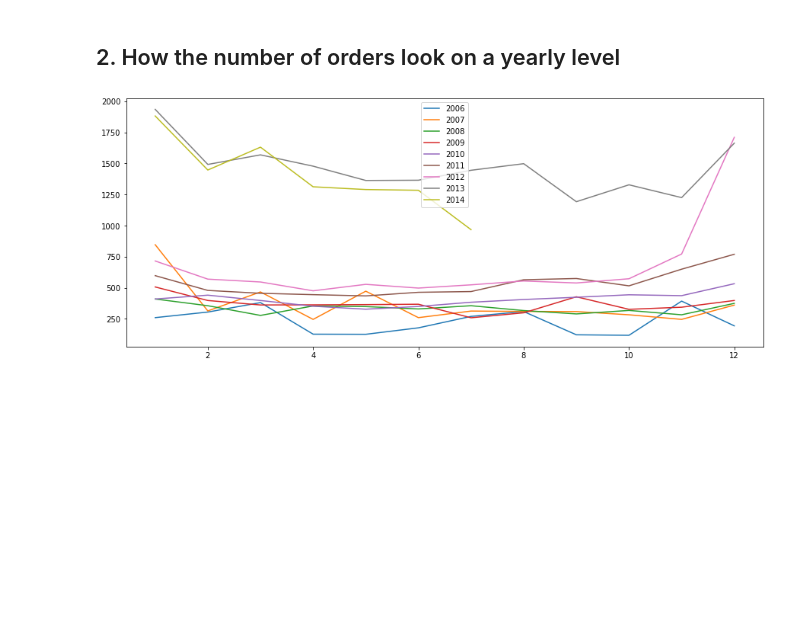
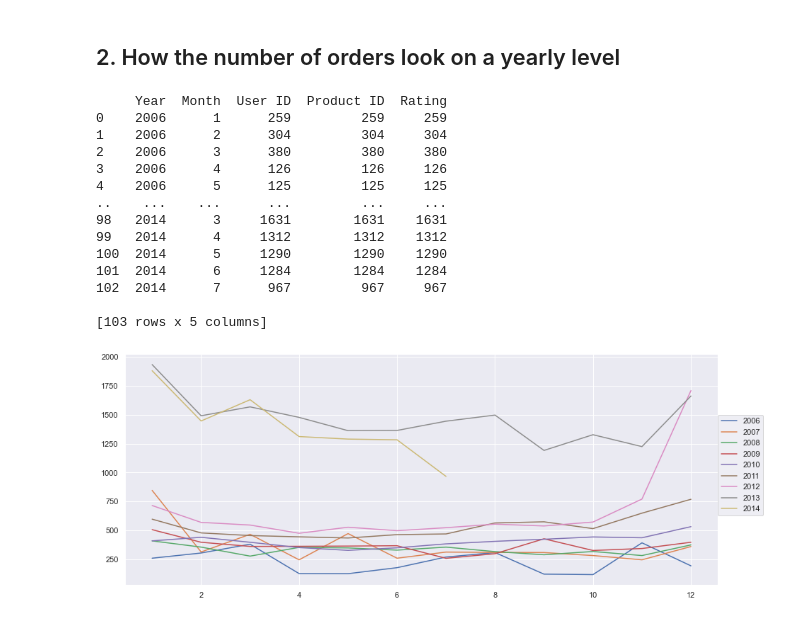
Before and after one commit to Shaheerairaj/Amazon-Product-Recommendation-System, a Jupyter notebook: Amazon Project/Amazon Project.ipynb, the cells around one changed output. Saved outputs shown, nothing was run; the diff lists cells and outputs as text; code cells hidden in the pictures; blank space fills up the shorter version.

Commit message:
Few more timeseries questions answered and more ratings information driven

```diff
--- a/Amazon Project/Amazon Project.ipynb
+++ b/Amazon Project/Amazon Project.ipynb
@@ -15,6 +15,9 @@ import numpy as np
 import matplotlib.pyplot as plt
 import seaborn as sns
 from datetime import datetime
+import warnings
+warnings.filterwarnings("ignore")
+sns.set_theme()
 # %%
 #Importing Data
 
@@ -169,13 +178,28 @@ See the caveats in the documentation: https://pandas.pydata.org/pandas-docs/stab
 # %% [markdown]
 ## 2. How the number of orders look on a yearly level
 # %%
-temp_df = df_timeseries_group_month
+df_timeseries_group_month = df_timeseries.groupby(['Year','Month']).count().reset_index()
+print(df_timeseries_group_month)
 
 plt.figure(figsize=(15,6))
 for i in df_timeseries_group_month['Year'].unique():
-    plt.plot('User ID', data = temp_df[temp_df['Year'] == i].set_index('Month'))
+    plt.plot('User ID', data = df_timeseries_group_month[df_timeseries_group_month['Year'] == i].set_index('Month'))
 
-plt.legend(['2006','2007','2008','2009','2010','2011','2012','2013','2014'])
+plt.legend(['2006','2007','2008','2009','2010','2011','2012','2013','2014'], loc=(1,0.3))
 plt.show()
 # %% [output]
+     Year  Month  User ID  Product ID  Rating
+0    2006      1      259         259     259
+1    2006      2      304         304     304
+2    2006      3      380         380     380
+3    2006      4      126         126     126
+4    2006      5      125         125     125
+..    ...    ...      ...         ...     ...
+98   2014      3     1631        1631    1631
+99   2014      4     1312        1312    1312
+100  2014      5     1290        1290    1290
+101  2014      6     1284        1284    1284
+102  2014      7      967         967     967
+
+[103 rows x 5 columns]
-[figure, old version]
+[figure, new version]
```
Also changed, not shown: parts of 19 cells of this notebook.
